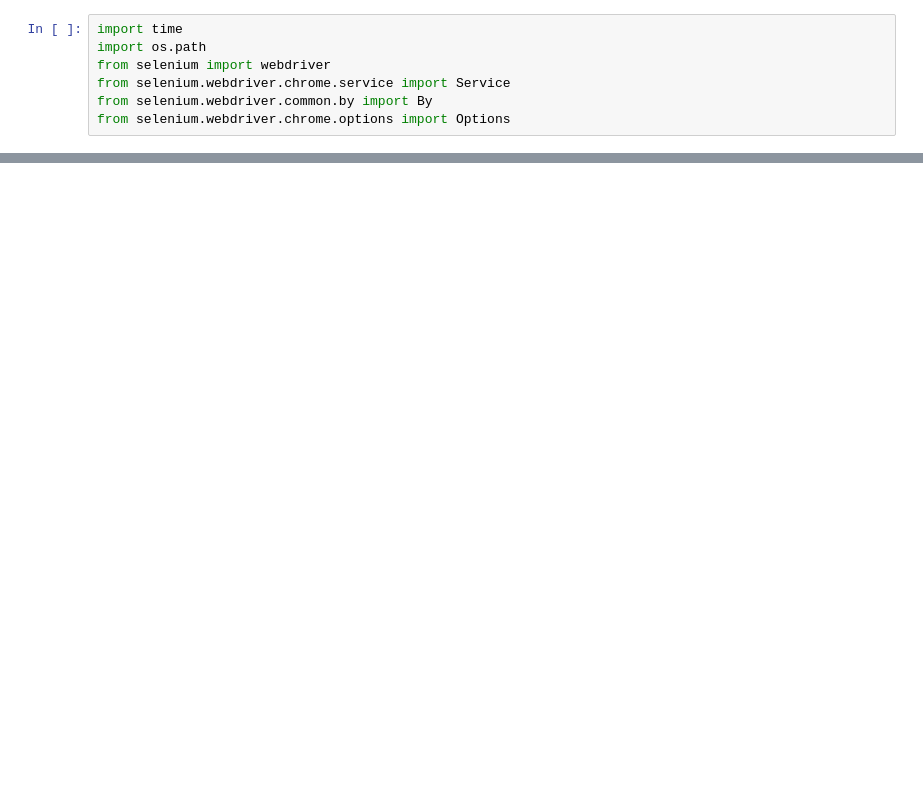
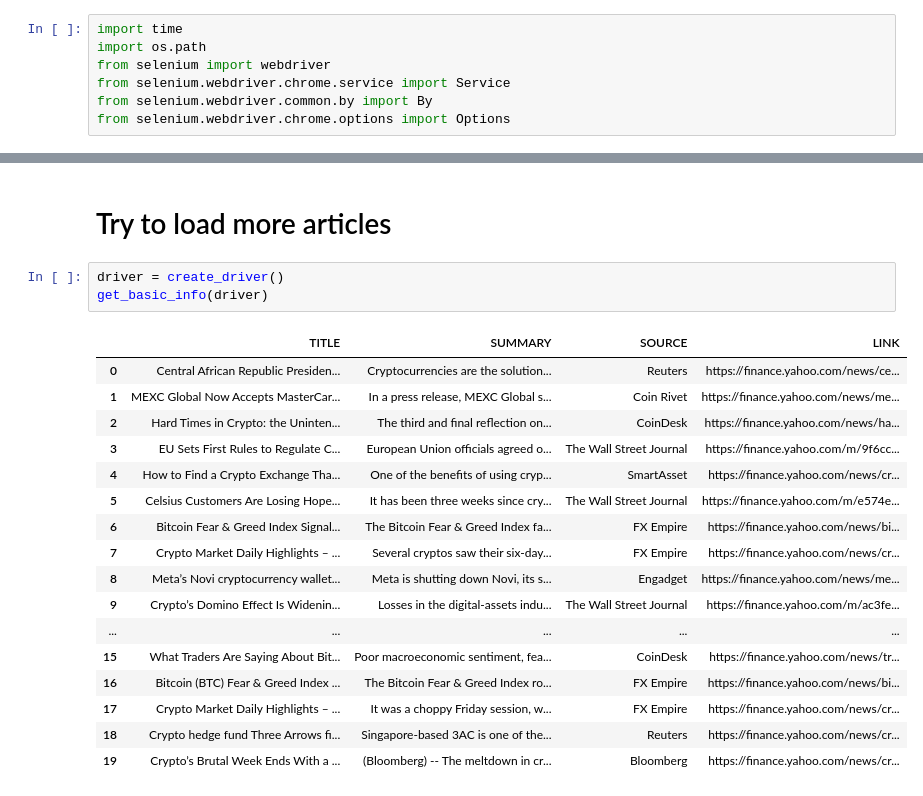
Before and after one commit to Thomas033/crypto_web_scraping, a Jupyter notebook: notebooks/selenium.ipynb, the cells around one changed output, grey strips where cells are left out. Cells and saved outputs as stored; diff of their text form; blank space fills up the shorter version.

Commit message:
created first function to get all info

```diff
--- a/notebooks/selenium.ipynb
+++ b/notebooks/selenium.ipynb
@@ -32,0 +481,23 @@ df
+# %% [markdown]
+# Try to load more articles
+# %%
+driver = create_driver()
+get_basic_info(driver)
+# %% [output]
+|  | TITLE | SUMMARY | SOURCE | LINK |
+| 0 | Central African Republic Presiden... | Cryptocurrencies are the solution... | Reuters | https://finance.yahoo.com/news/ce... |
+| 1 | MEXC Global Now Accepts MasterCar... | In a press release, MEXC Global s... | Coin Rivet | https://finance.yahoo.com/news/me... |
+| 2 | Hard Times in Crypto: the Uninten... | The third and final reflection on... | CoinDesk | https://finance.yahoo.com/news/ha... |
+| 3 | EU Sets First Rules to Regulate C... | European Union officials agreed o... | The Wall Street Journal | https://finance.yahoo.com/m/9f6cc... |
+| 4 | How to Find a Crypto Exchange Tha... | One of the benefits of using cryp... | SmartAsset | https://finance.yahoo.com/news/cr... |
+| 5 | Celsius Customers Are Losing Hope... | It has been three weeks since cry... | The Wall Street Journal | https://finance.yahoo.com/m/e574e... |
+| 6 | Bitcoin Fear & Greed Index Signal... | The Bitcoin Fear & Greed Index fa... | FX Empire | https://finance.yahoo.com/news/bi... |
+| 7 | Crypto Market Daily Highlights – ... | Several cryptos saw their six-day... | FX Empire | https://finance.yahoo.com/news/cr... |
+| 8 | Meta’s Novi cryptocurrency wallet... | Meta is shutting down Novi, its s... | Engadget | https://finance.yahoo.com/news/me... |
+| 9 | Crypto’s Domino Effect Is Widenin... | Losses in the digital-assets indu... | The Wall Street Journal | https://finance.yahoo.com/m/ac3fe... |
+| ... | ... | ... | ... | ... |
+| 15 | What Traders Are Saying About Bit... | Poor macroeconomic sentiment, fea... | CoinDesk | https://finance.yahoo.com/news/tr... |
+| 16 | Bitcoin (BTC) Fear & Greed Index ... | The Bitcoin Fear & Greed Index ro... | FX Empire | https://finance.yahoo.com/news/bi... |
+| 17 | Crypto Market Daily Highlights – ... | It was a choppy Friday session, w... | FX Empire | https://finance.yahoo.com/news/cr... |
+| 18 | Crypto hedge fund Three Arrows fi... | Singapore-based 3AC is one of the... | Reuters | https://finance.yahoo.com/news/cr... |
+| 19 | Crypto’s Brutal Week Ends With a ... | (Bloomberg) -- The meltdown in cr... | Bloomberg | https://finance.yahoo.com/news/cr... |
```
Also changed, not shown: parts of 55 cells of this notebook, 1 other file.
